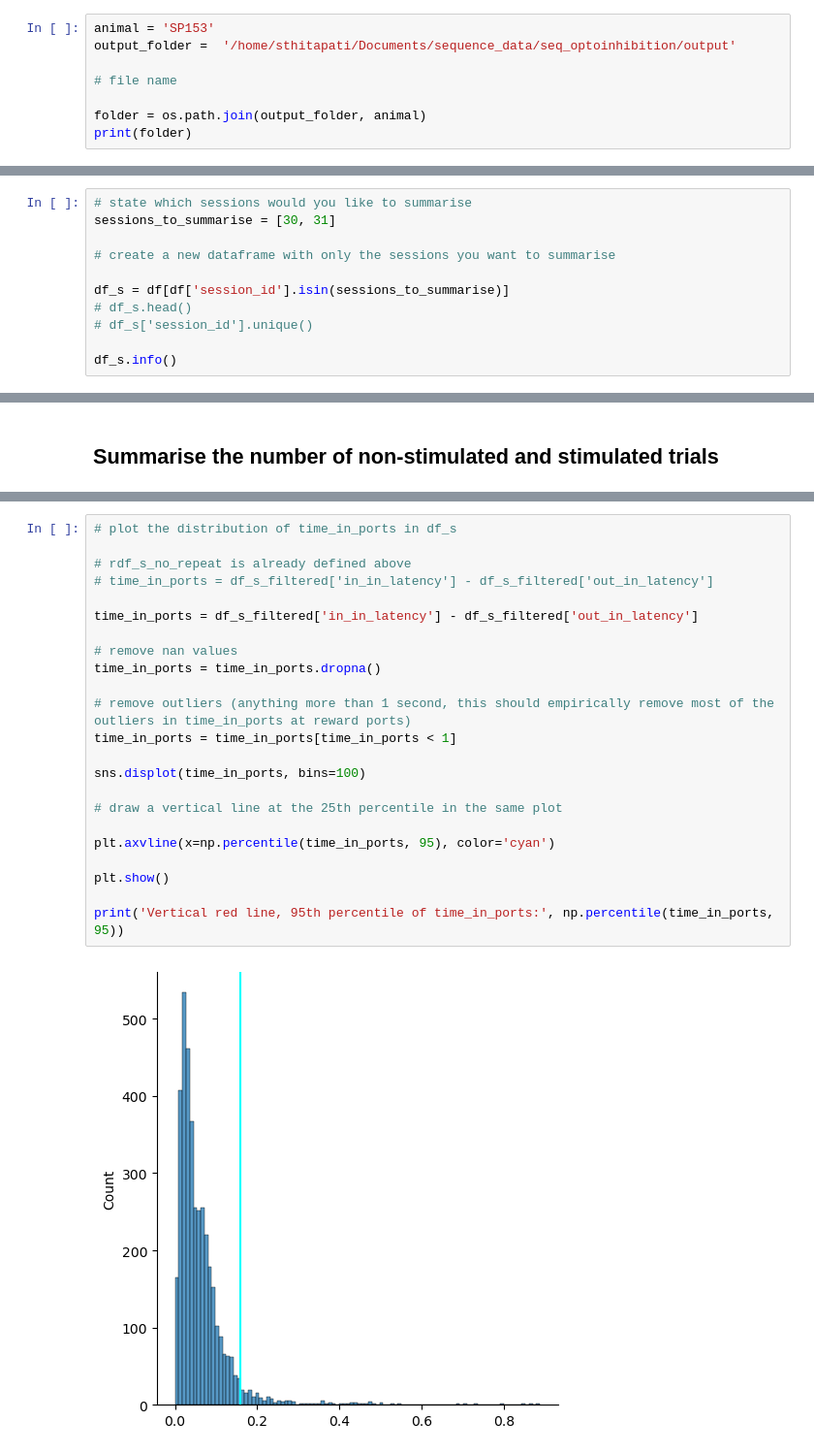
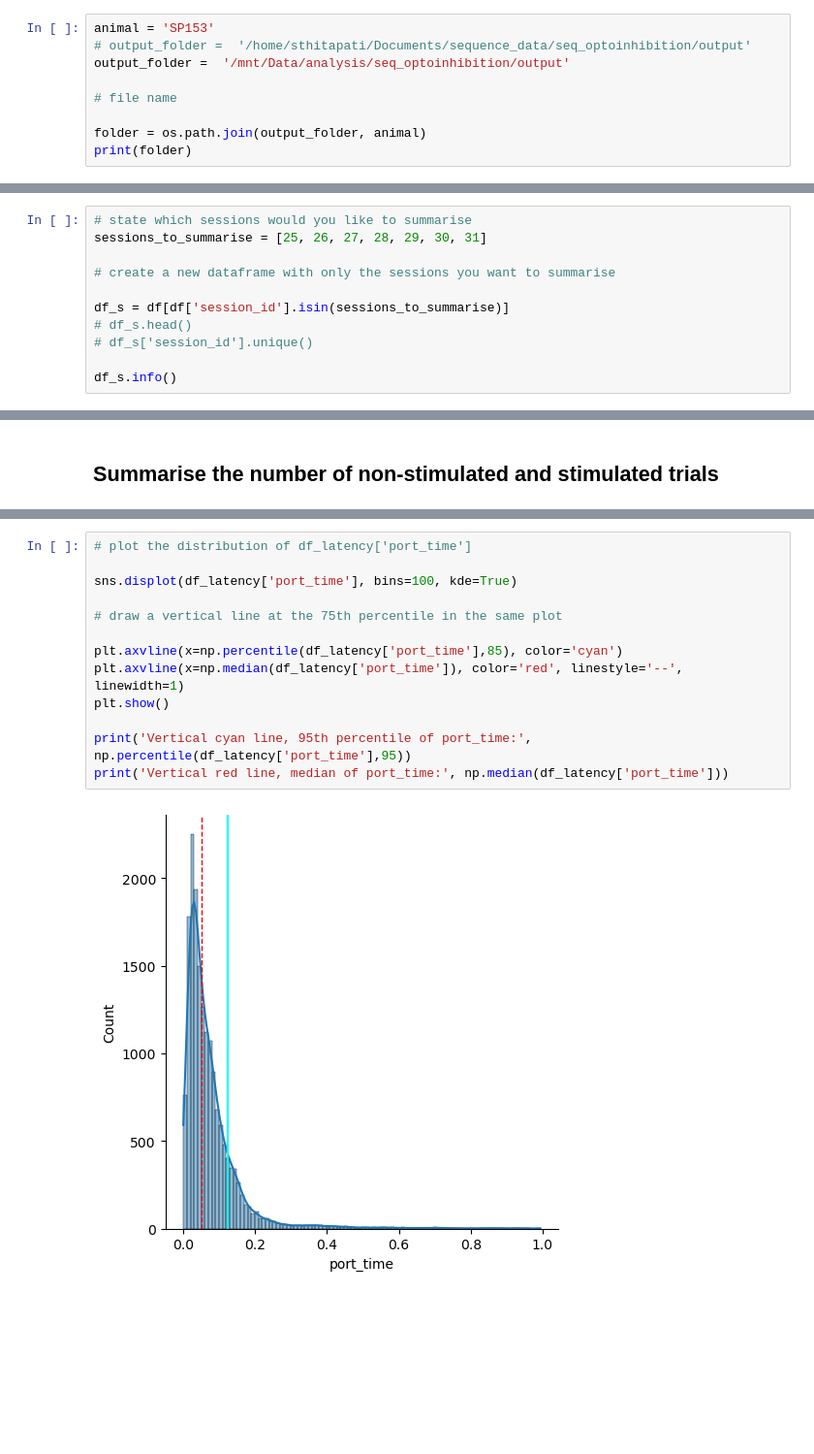
Before and after one commit to sthitapati/sarabhai, a Jupyter notebook: notebooks/summarise.ipynb, the cells around one changed output, grey strips where cells are left out. Shown at 97% size. Cells and saved outputs as stored; diff of their text form; blank space fills up the shorter version.

Commit message:
finished summarise

```diff
--- a/notebooks/summarise.ipynb
+++ b/notebooks/summarise.ipynb
@@ -10,7 +10,8 @@ import seaborn as sns
 ## Load the data
 # %%
 animal = 'SP153'
-output_folder =  '/home/sthitapati/Documents/sequence_data/seq_optoinhibition/output'
+# output_folder =  '/home/sthitapati/Documents/sequence_data/seq_optoinhibition/output'
+output_folder =  '/mnt/Data/analysis/seq_optoinhibition/output'
 
 # file name
 
@@ -71,7 +72,7 @@ unique values in the column session_id:
  24 25 26 27 28 29 30 31]
 # %%
 # state which sessions would you like to summarise
-sessions_to_summarise = [30, 31]
+sessions_to_summarise = [25, 26, 27, 28, 29, 30, 31]
 
 # create a new dataframe with only the sessions you want to summarise
 
@@ -262,25 +243,15 @@ Vertical red line, 85th percentile of out_in_latency: 0.5933099999999598
 # %%
-# plot the distribution of time_in_ports in df_s
+# plot the distribution of df_latency['port_time']
 
-# rdf_s_no_repeat is already defined above
-# time_in_ports = df_s_filtered['in_in_latency'] - df_s_filtered['out_in_latency']
+sns.displot(df_latency['port_time'], bins=100, kde=True)
 
-time_in_ports = df_s_filtered['in_in_latency'] - df_s_filtered['out_in_latency']
+# draw a vertical line at the 75th percentile in the same plot
 
-# remove nan values
-time_in_ports = time_in_ports.dropna()
-
-# remove outliers (anything more than 1 second, this should empirically remove most of the outliers in time_in_ports at reward ports)
-time_in_ports = time_in_ports[time_in_ports < 1]
-
-sns.displot(time_in_ports, bins=100)
-
-# draw a vertical line at the 25th percentile in the same plot
-
-plt.axvline(x=np.percentile(time_in_ports, 95), color='cyan')
-
+plt.axvline(x=np.percentile(df_latency['port_time'],85), color='cyan')
+plt.axvline(x=np.median(df_latency['port_time']), color='red', linestyle='--', linewidth=1)
 plt.show()
 
-print('Vertical red line, 95th percentile of time_in_ports:', np.percentile(time_in_ports, 95))
+print('Vertical cyan line, 95th percentile of port_time:', np.percentile(df_latency['port_time'],95))
+print('Vertical red line, median of port_time:', np.median(df_latency['port_time']))
 # %% [output]
-[figure, old version]
+[figure, new version]
```
Also changed, not shown: parts of 11 cells of this notebook, 1 other file.
